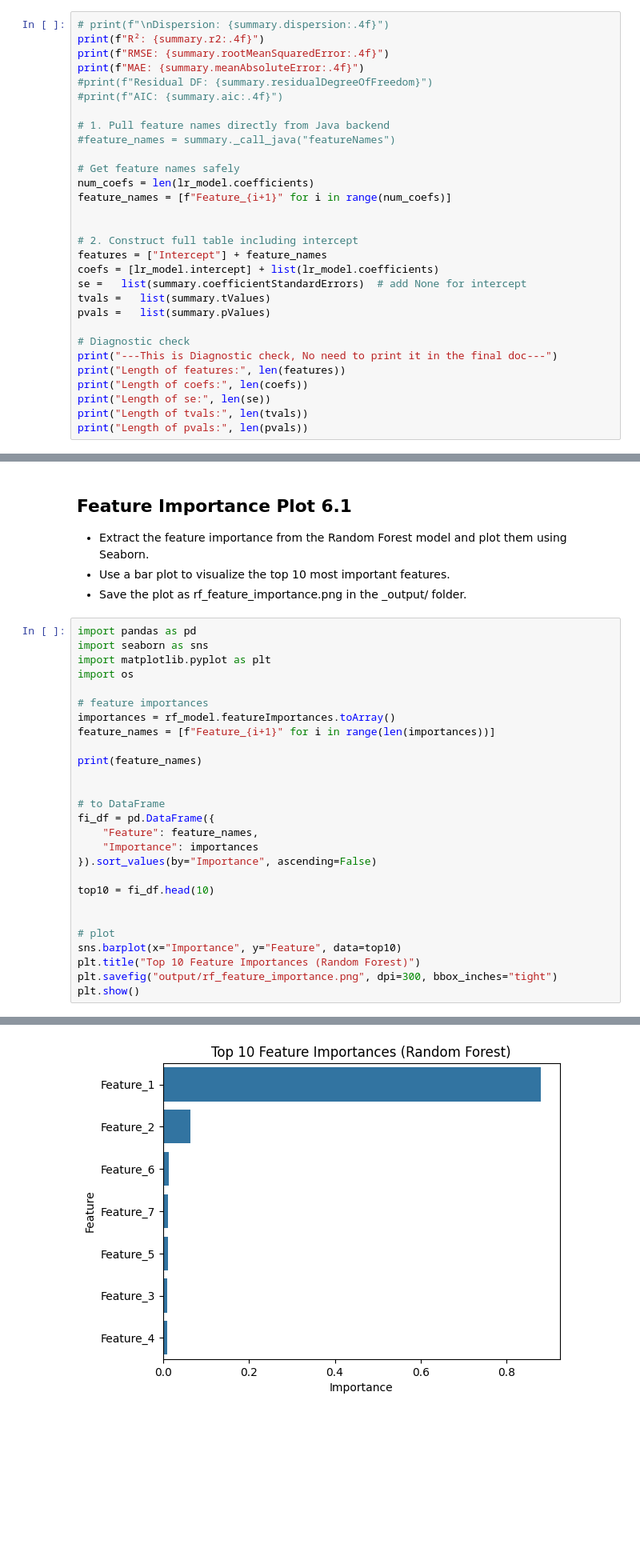
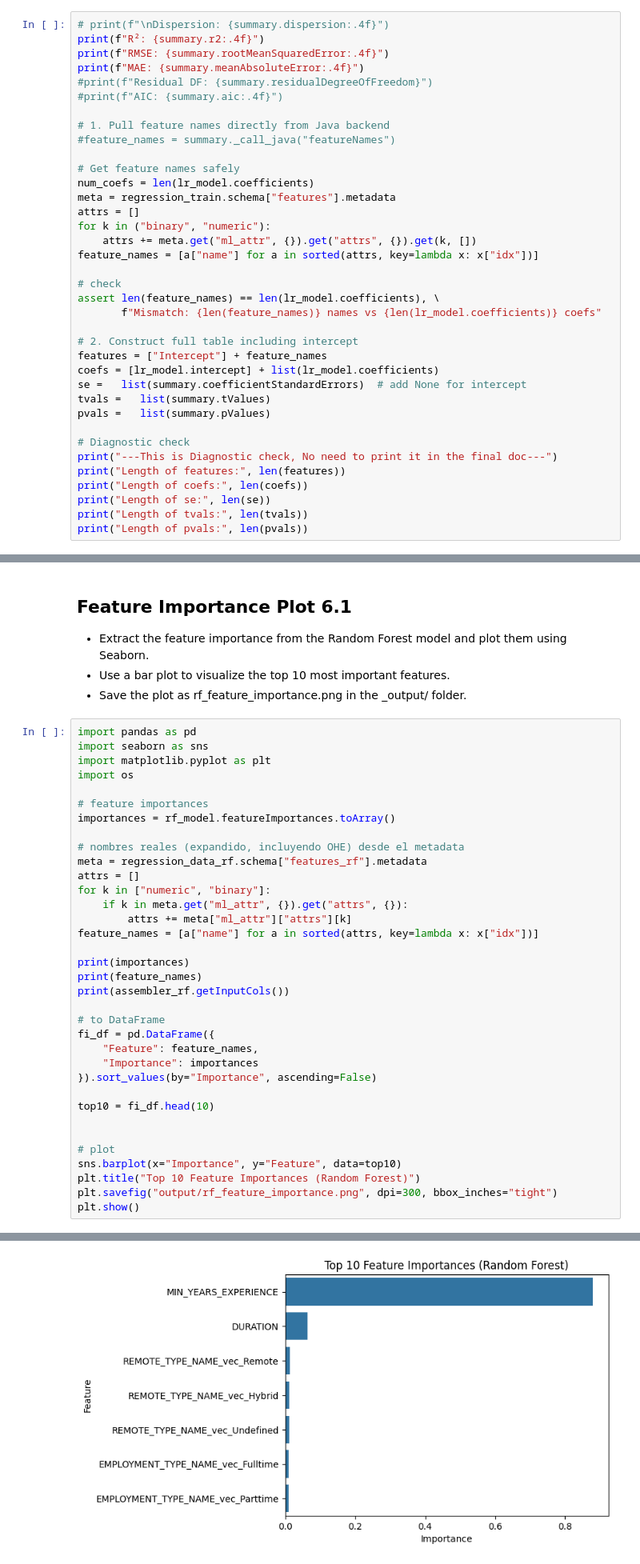
Before and after one commit to julio1the/assignment-04-juliocesarvg, a Jupyter notebook: assignment04-juliocesarvg_sol.ipynb, the cells around one changed output, grey strips where cells are left out. Shown at 80% size. Saved outputs shown, nothing was run; the diff lists cells and outputs as text; blank space fills up the shorter version.

```diff
--- a/assignment04-juliocesarvg_sol.ipynb
+++ b/assignment04-juliocesarvg_sol.ipynb
@@ -425,8 +423,15 @@ print(f"MAE: {summary.meanAbsoluteError:.4f}")
 
 # Get feature names safely
 num_coefs = len(lr_model.coefficients)
-feature_names = [f"Feature_{i+1}" for i in range(num_coefs)]
+meta = regression_train.schema["features"].metadata
+attrs = []
+for k in ("binary", "numeric"):
+    attrs += meta.get("ml_attr", {}).get("attrs", {}).get(k, [])
+feature_names = [a["name"] for a in sorted(attrs, key=lambda x: x["idx"])]
 
+# check
+assert len(feature_names) == len(lr_model.coefficients), \
+       f"Mismatch: {len(feature_names)} names vs {len(lr_model.coefficients)} coefs"
 
 # 2. Construct full table including intercept
 features = ["Intercept"] + feature_names
@@ -853,10 +858,18 @@ import os
 
 # feature importances
 importances = rf_model.featureImportances.toArray()
-feature_names = [f"Feature_{i+1}" for i in range(len(importances))]
 
+# nombres reales (expandido, incluyendo OHE) desde el metadata
+meta = regression_data_rf.schema["features_rf"].metadata
+attrs = []
+for k in ["numeric", "binary"]:
+    if k in meta.get("ml_attr", {}).get("attrs", {}):
+        attrs += meta["ml_attr"]["attrs"][k]
+feature_names = [a["name"] for a in sorted(attrs, key=lambda x: x["idx"])]
+
+print(importances)
 print(feature_names)
-
+print(assembler_rf.getInputCols())
 
 # to DataFrame
 fi_df = pd.DataFrame({
@@ -877 +893 @@ plt.show()
-[figure, old version]
+[figure, new version]
```
Also changed, not shown: parts of 12 cells of this notebook.
